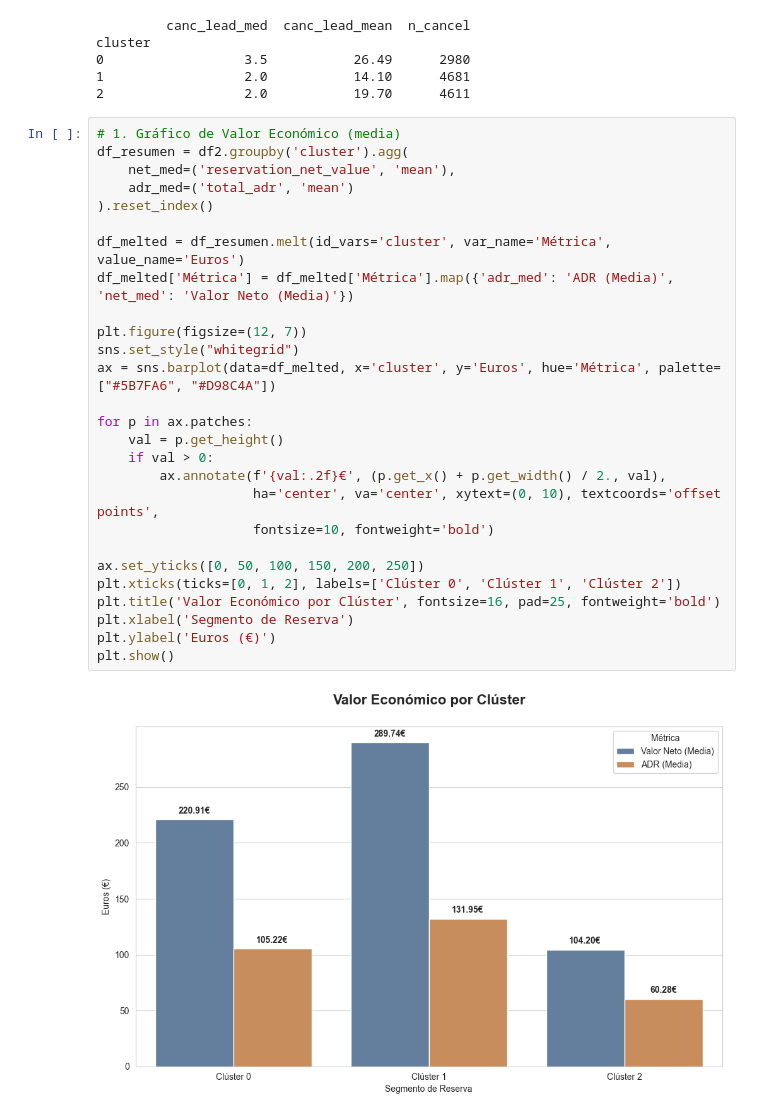
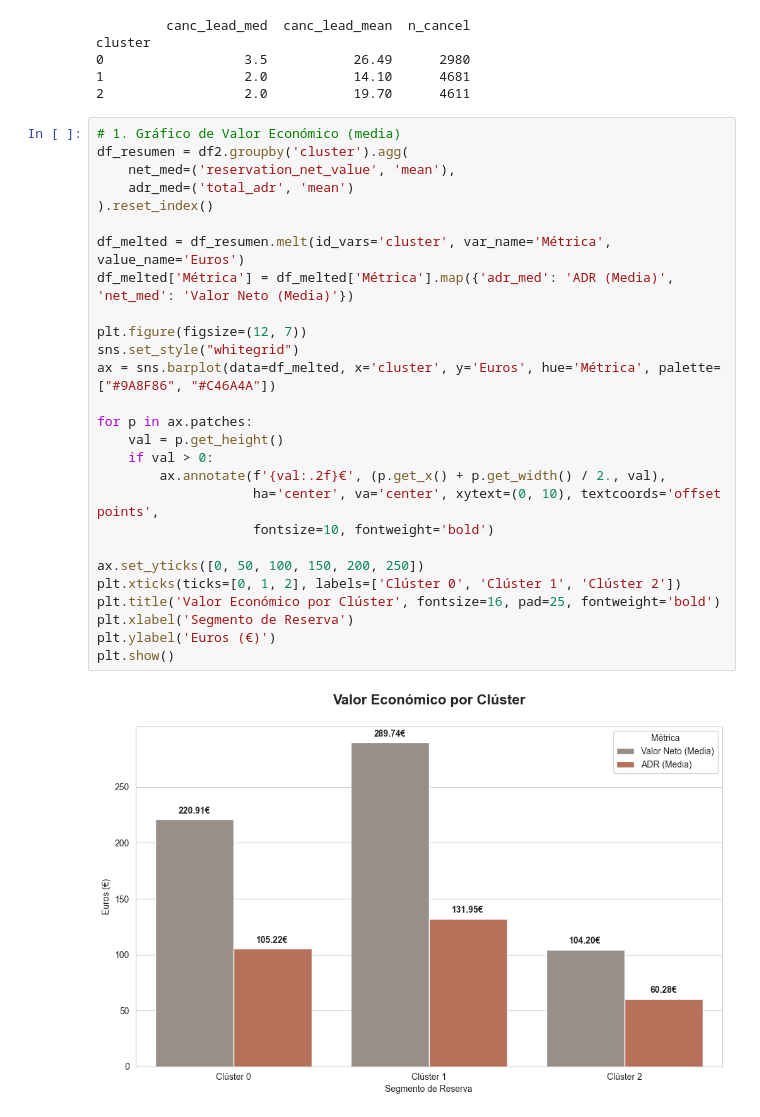
Before and after one commit to javierllorenteMon/RETO_06_VerdeOSCURO, a Jupyter notebook: 06-Clustering.ipynb, the cells around one changed output. Drawn from its saved outputs; the diff is of its cells as text.

Commit message:
Cambiar paleta de colores de un grafico del clustering y añadir al readme dos nuevos ficheros y poner orden de ejecucion + info de funcion y api key

```diff
--- a/06-Clustering.ipynb
+++ b/06-Clustering.ipynb
@@ -486,29 +486,29 @@ cluster
 # %%
 # 1. Gráfico de Valor Económico (media)
 df_resumen = df2.groupby('cluster').agg(
     net_med=('reservation_net_value', 'mean'),
     adr_med=('total_adr', 'mean')
 ).reset_index()
 
 df_melted = df_resumen.melt(id_vars='cluster', var_name='Métrica', value_name='Euros')
 df_melted['Métrica'] = df_melted['Métrica'].map({'adr_med': 'ADR (Media)', 'net_med': 'Valor Neto (Media)'})
 
 plt.figure(figsize=(12, 7))
 sns.set_style("whitegrid")
-ax = sns.barplot(data=df_melted, x='cluster', y='Euros', hue='Métrica', palette=["#5B7FA6", "#D98C4A"])
+ax = sns.barplot(data=df_melted, x='cluster', y='Euros', hue='Métrica', palette=["#9A8F86", "#C46A4A"])
 
 for p in ax.patches:
     val = p.get_height()
     if val > 0:
         ax.annotate(f'{val:.2f}€', (p.get_x() + p.get_width() / 2., val),
                     ha='center', va='center', xytext=(0, 10), textcoords='offset points',
                     fontsize=10, fontweight='bold')
 
 ax.set_yticks([0, 50, 100, 150, 200, 250])
 plt.xticks(ticks=[0, 1, 2], labels=['Clúster 0', 'Clúster 1', 'Clúster 2'])
 plt.title('Valor Económico por Clúster', fontsize=16, pad=25, fontweight='bold')
 plt.xlabel('Segmento de Reserva')
 plt.ylabel('Euros (€)')
 plt.show()
 # %% [output]
-[figure, old version]
+[figure, new version]
```
Also changed, not shown: 1 other file.
